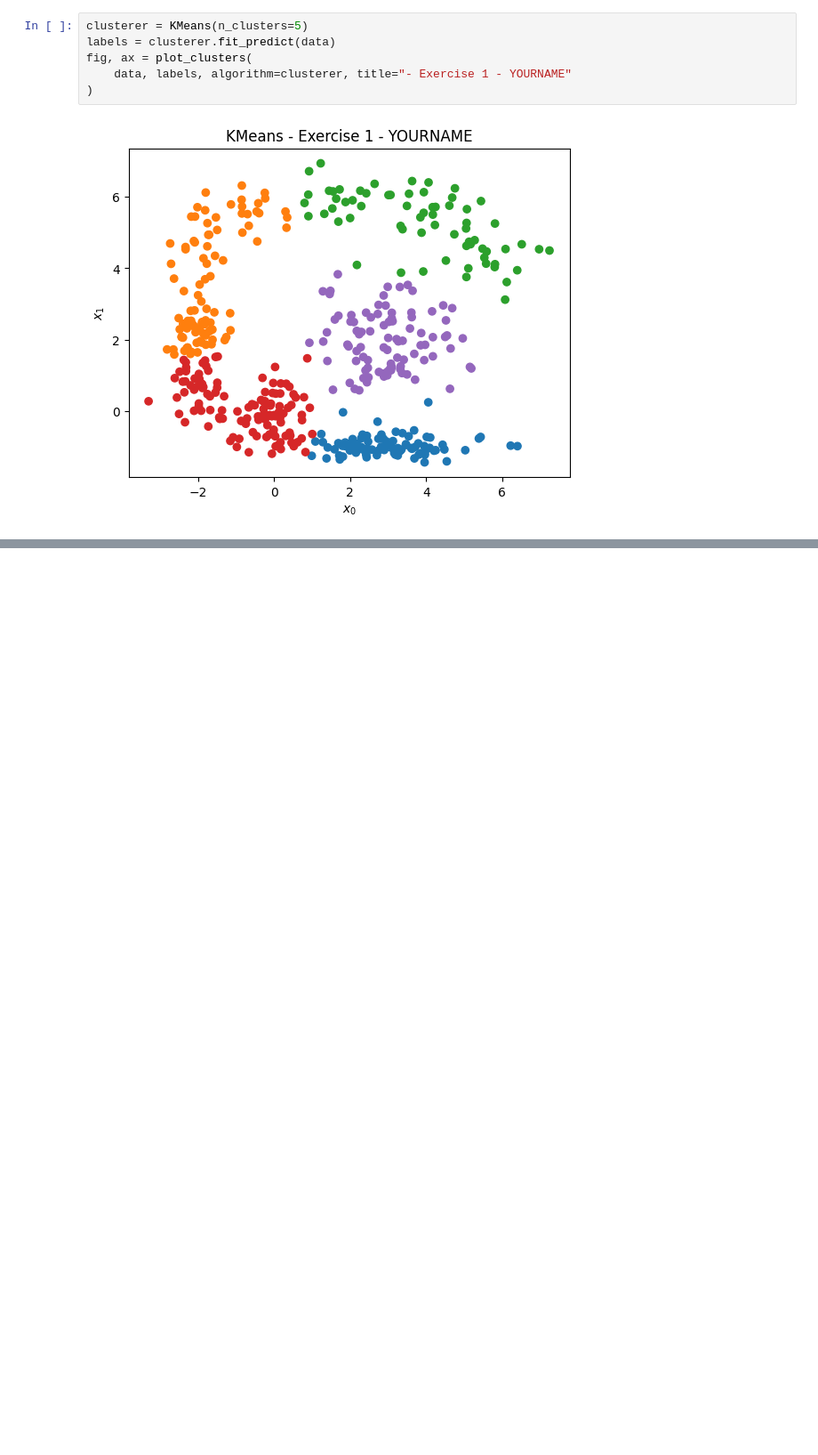
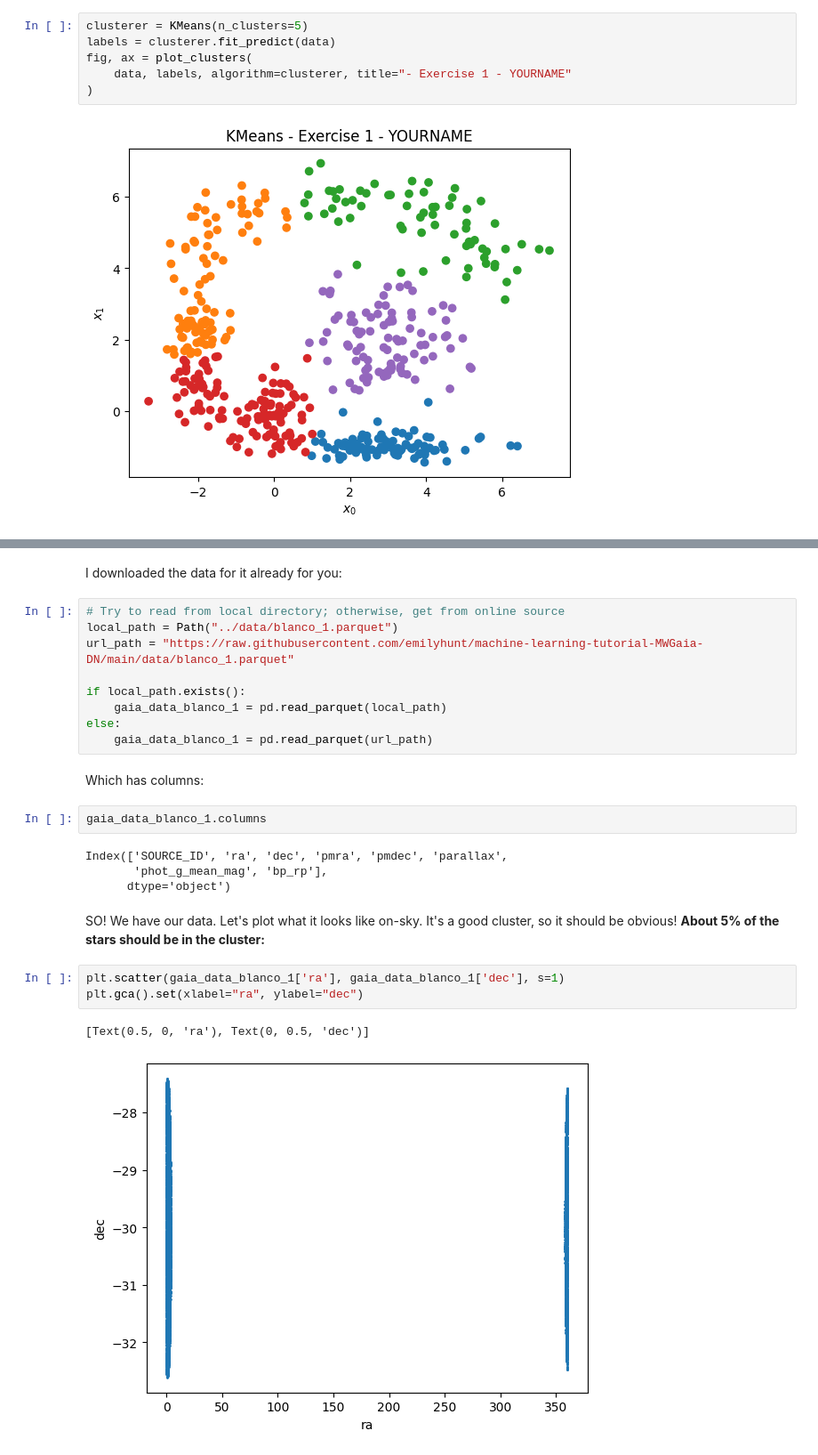
Before and after one commit to emilyhunt/MWGaia-DN-machine-learning-course, a Jupyter notebook: unsupervised-ml/clustering-algorithms.ipynb, the cells around one changed output, grey strips where cells are left out. Shown at 89% size. Cells and saved outputs as stored; diff of their text form; blank space fills up the shorter version.

```diff
--- a/unsupervised-ml/clustering-algorithms.ipynb
+++ b/unsupervised-ml/clustering-algorithms.ipynb
@@ -228,0 +457,27 @@ Now it's your turn! Try different clustering algorithms from the list above and
+# %% [markdown]
+I downloaded the data for it already for you:
+# %%
+# Try to read from local directory; otherwise, get from online source
+local_path = Path("../data/blanco_1.parquet")
+url_path = "https://raw.githubusercontent.com/emilyhunt/machine-learning-tutorial-MWGaia-DN/main/data/blanco_1.parquet"
+
+if local_path.exists():
+    gaia_data_blanco_1 = pd.read_parquet(local_path)
+else:
+    gaia_data_blanco_1 = pd.read_parquet(url_path)
+# %% [markdown]
+Which has columns:
+# %%
+gaia_data_blanco_1.columns
+# %% [output]
+Index(['SOURCE_ID', 'ra', 'dec', 'pmra', 'pmdec', 'parallax',
+       'phot_g_mean_mag', 'bp_rp'],
+      dtype='object')
+# %% [markdown]
+SO! We have our data. Let's plot what it looks like on-sky. It's a good cluster, so it should be obvious! **About 5% of the stars should be in the cluster:**
+# %%
+plt.scatter(gaia_data_blanco_1['ra'], gaia_data_blanco_1['dec'], s=1)
+plt.gca().set(xlabel="ra", ylabel="dec")
+# %% [output]
+[Text(0.5, 0, 'ra'), Text(0, 0.5, 'dec')]
+[figure, added]
```
Also changed, not shown: parts of 56 cells of this notebook.
